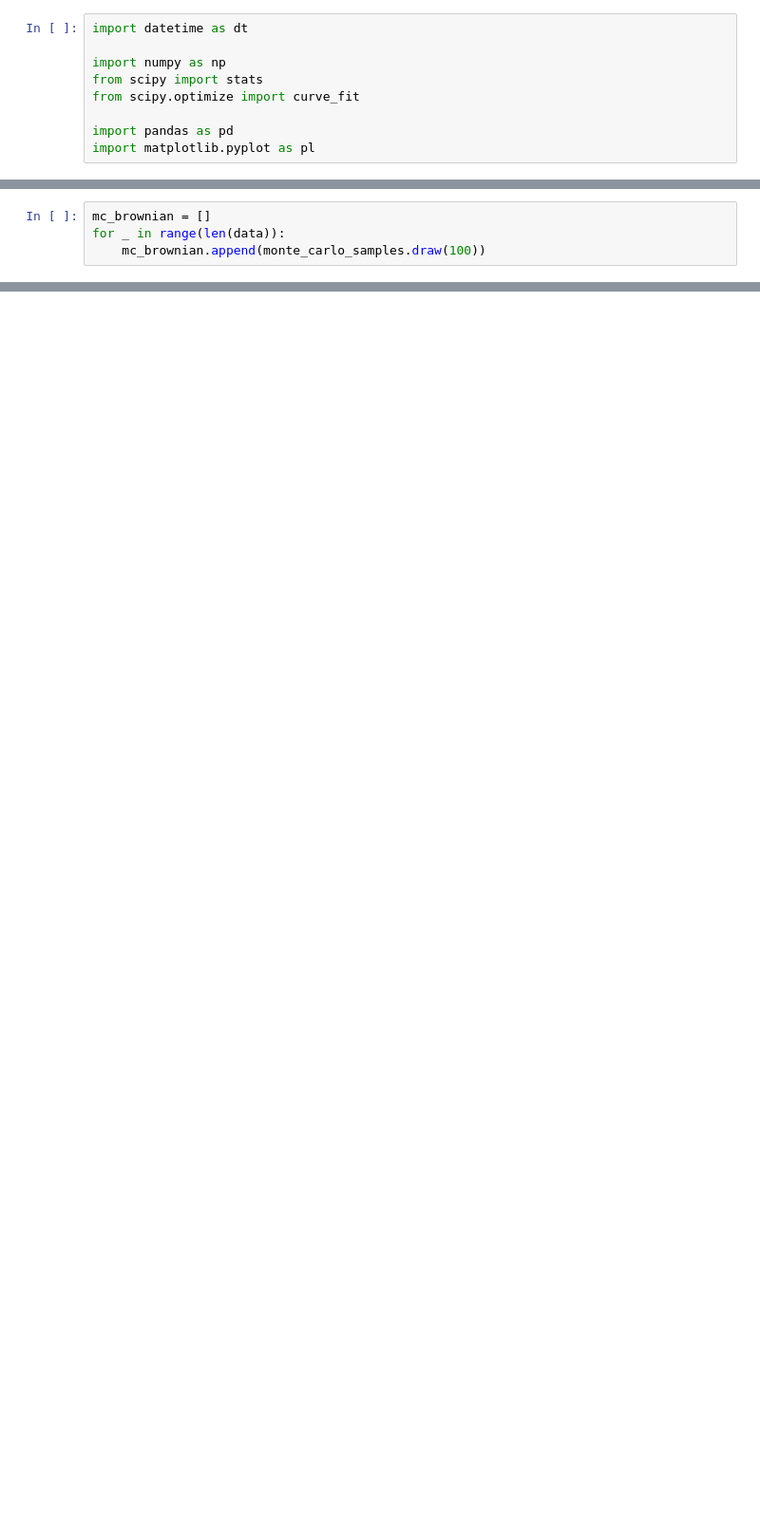
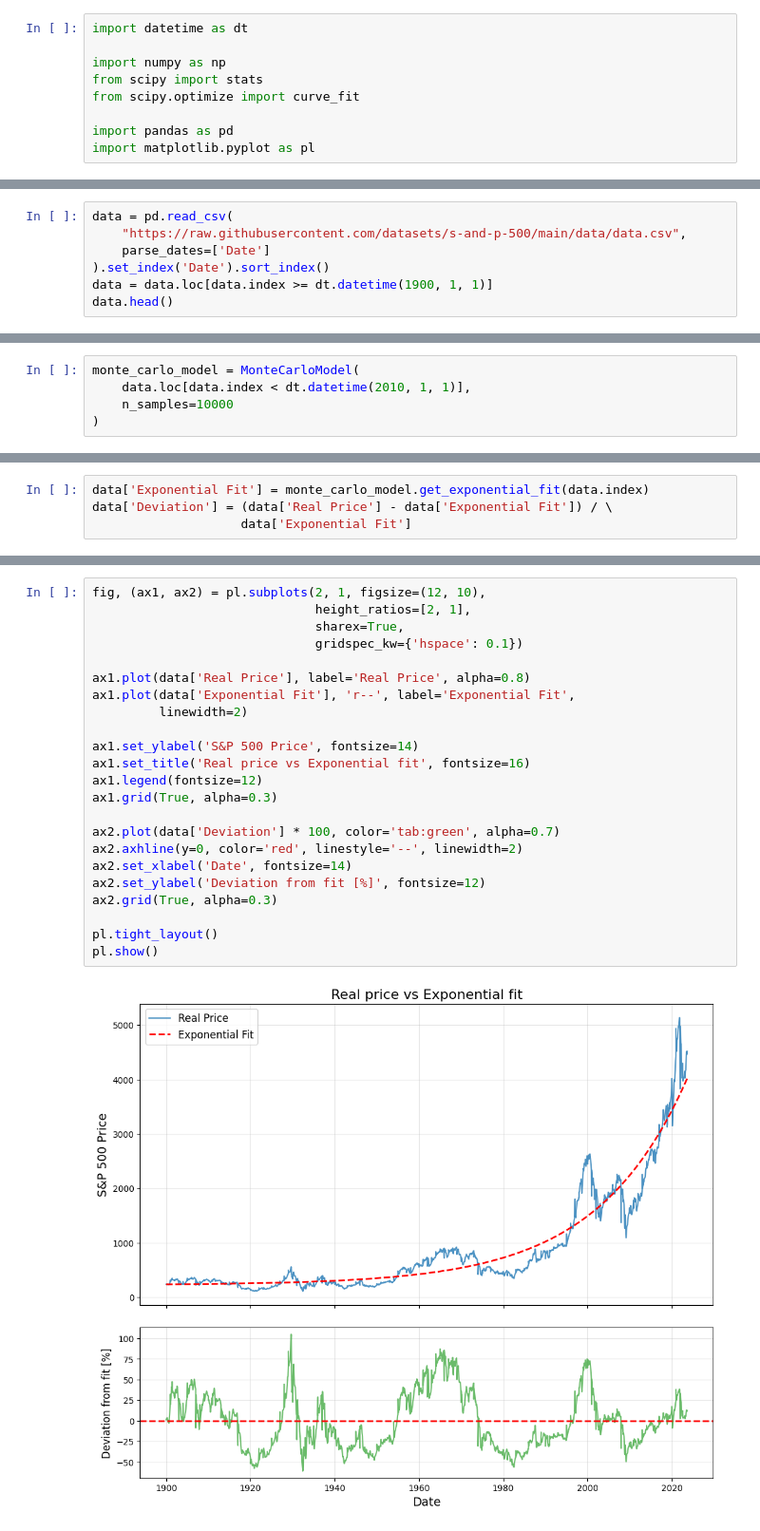
Before and after one commit to michal-racko/pycon_pl_2025, a Jupyter notebook: 002-snp500-price.ipynb, the cells around one changed output, grey strips where cells are left out. Shown at 95% size. Cells and saved outputs as stored; diff of their text form; blank space fills up the shorter version.

```diff
--- a/002-snp500-price.ipynb
+++ b/002-snp500-price.ipynb
@@ -198,4 +67,0 @@ monte_carlo_samples = MonteCarloSamples(a1_t, mu1_t, sigma1_t, a2_t, mu2_t,
-# %%
-mc_brownian = []
-for _ in range(len(data)):
-    mc_brownian.append(monte_carlo_samples.draw(100))
@@ -215,0 +620,7 @@ pl.show()
+# %%
+data = pd.read_csv(
+    "https://raw.githubusercontent.com/datasets/s-and-p-500/main/data/data.csv",
+    parse_dates=['Date']
+).set_index('Date').sort_index()
+data = data.loc[data.index >= dt.datetime(1900, 1, 1)]
+data.head()
@@ -215,0 +635,5 @@ pl.show()
+# %%
+monte_carlo_model = MonteCarloModel(
+    data.loc[data.index < dt.datetime(2010, 1, 1)],
+    n_samples=10000
+)
@@ -215,0 +646,4 @@ pl.show()
+# %%
+data['Exponential Fit'] = monte_carlo_model.get_exponential_fit(data.index)
+data['Deviation'] = (data['Real Price'] - data['Exponential Fit']) / \
+                    data['Exponential Fit']
@@ -215,0 +654,25 @@ pl.show()
+# %%
+fig, (ax1, ax2) = pl.subplots(2, 1, figsize=(12, 10),
+                              height_ratios=[2, 1],
+                              sharex=True,
+                              gridspec_kw={'hspace': 0.1})
+
+ax1.plot(data['Real Price'], label='Real Price', alpha=0.8)
+ax1.plot(data['Exponential Fit'], 'r--', label='Exponential Fit',
+         linewidth=2)
+
+ax1.set_ylabel('S&P 500 Price', fontsize=14)
+ax1.set_title('Real price vs Exponential fit', fontsize=16)
+ax1.legend(fontsize=12)
+ax1.grid(True, alpha=0.3)
+
+ax2.plot(data['Deviation'] * 100, color='tab:green', alpha=0.7)
+ax2.axhline(y=0, color='red', linestyle='--', linewidth=2)
+ax2.set_xlabel('Date', fontsize=14)
+ax2.set_ylabel('Deviation from fit [%]', fontsize=12)
+ax2.grid(True, alpha=0.3)
+
+pl.tight_layout()
+pl.show()
+# %% [output]
+[figure, added]
```
Also changed, not shown: parts of 36 cells of this notebook, 5 other files.
